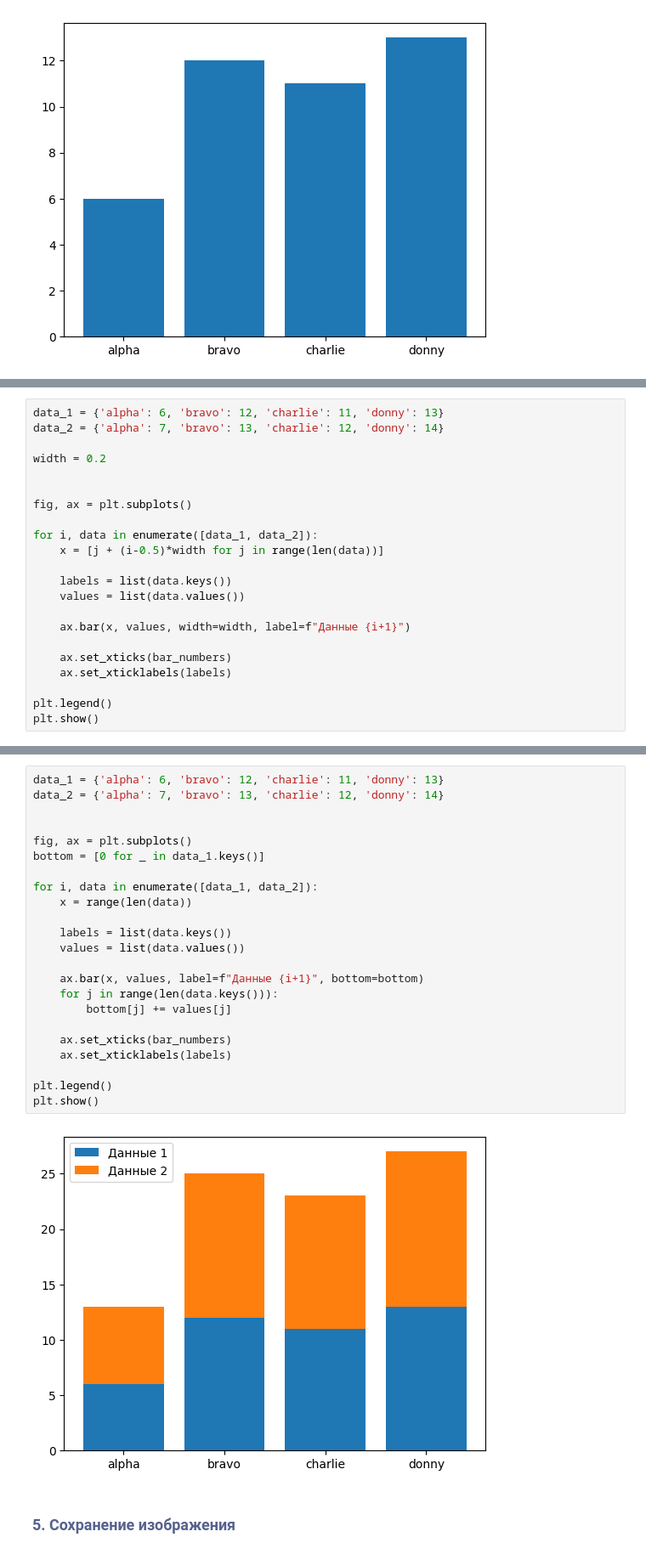
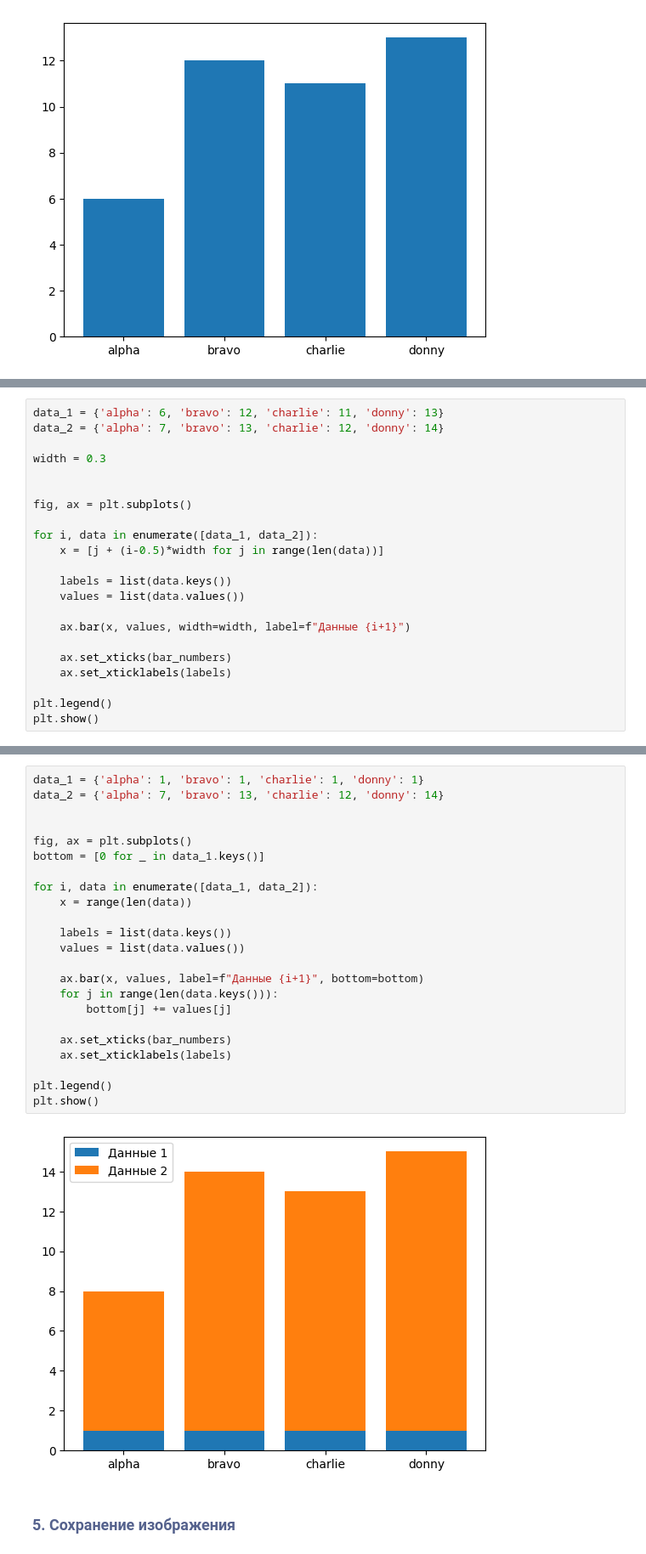
Before and after one commit to CamelCaseAverageEnjoyer/PythonCompendium, a Jupyter notebook: Study/Python-2-MIPT/6 занятие.ipynb, the cells around one changed output, grey strips where cells are left out. Shown at 85% size. Drawn from its saved outputs; the diff is of its cells as text.

```diff
--- a/Study/Python-2-MIPT/6 занятие.ipynb
+++ b/Study/Python-2-MIPT/6 занятие.ipynb
@@ -206,7 +216,7 @@ plt.show()
 data_1 = {'alpha': 6, 'bravo': 12, 'charlie': 11, 'donny': 13}
 data_2 = {'alpha': 7, 'bravo': 13, 'charlie': 12, 'donny': 14}
 
-width = 0.2
+width = 0.3
 
 
 fig, ax = plt.subplots()
@@ -231,28 +242,28 @@ plt.show()
 # %%
-data_1 = {'alpha': 6, 'bravo': 12, 'charlie': 11, 'donny': 13}
+data_1 = {'alpha': 1, 'bravo': 1, 'charlie': 1, 'donny': 1}
 data_2 = {'alpha': 7, 'bravo': 13, 'charlie': 12, 'donny': 14}
 
 
 fig, ax = plt.subplots()
 bottom = [0 for _ in data_1.keys()]
 
 for i, data in enumerate([data_1, data_2]):
     x = range(len(data))
 
     labels = list(data.keys())
     values = list(data.values())
 
     ax.bar(x, values, label=f"Данные {i+1}", bottom=bottom)
     for j in range(len(data.keys())):
         bottom[j] += values[j]
 
     ax.set_xticks(bar_numbers)
     ax.set_xticklabels(labels)
 
 plt.legend()
 plt.show()
 # %% [output]
-[figure, old version]
+[figure, new version]
 # %% [markdown]
 ### <span style="color:#55628D">5. Сохранение изображения</span>
 # %%
```
Also changed, not shown: parts of 15 cells of this notebook, 10 other files.
